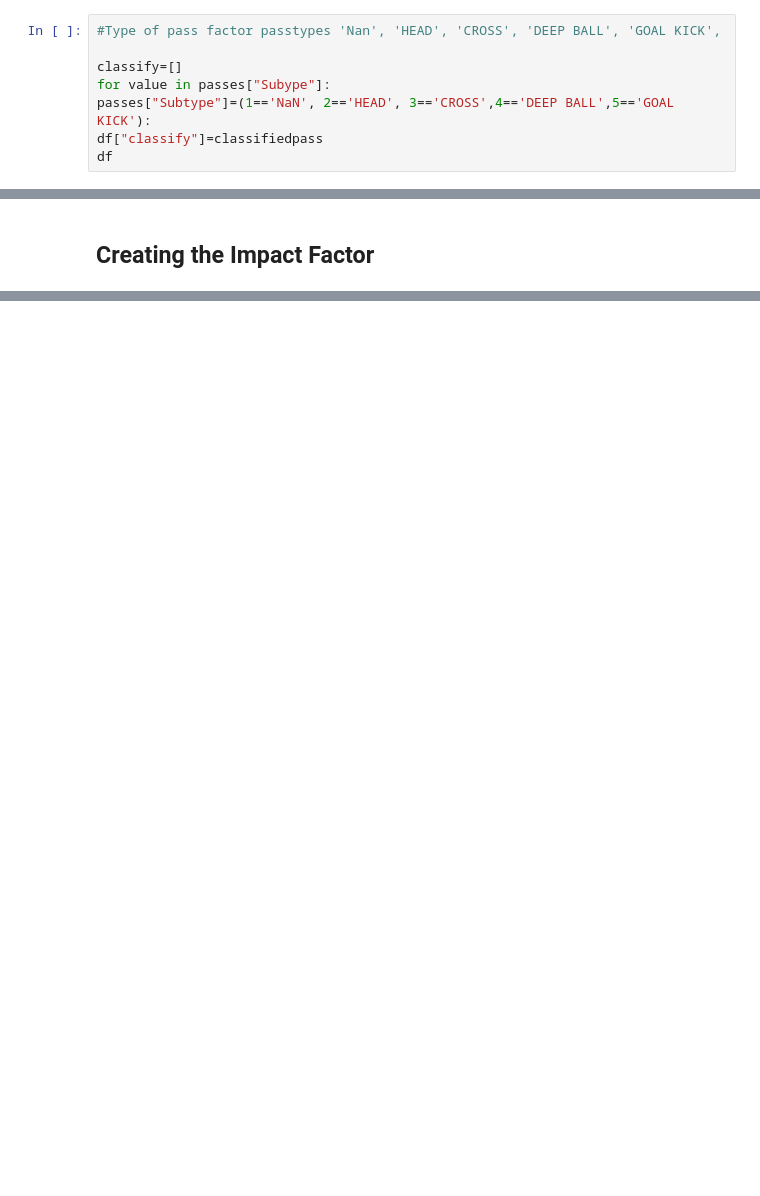
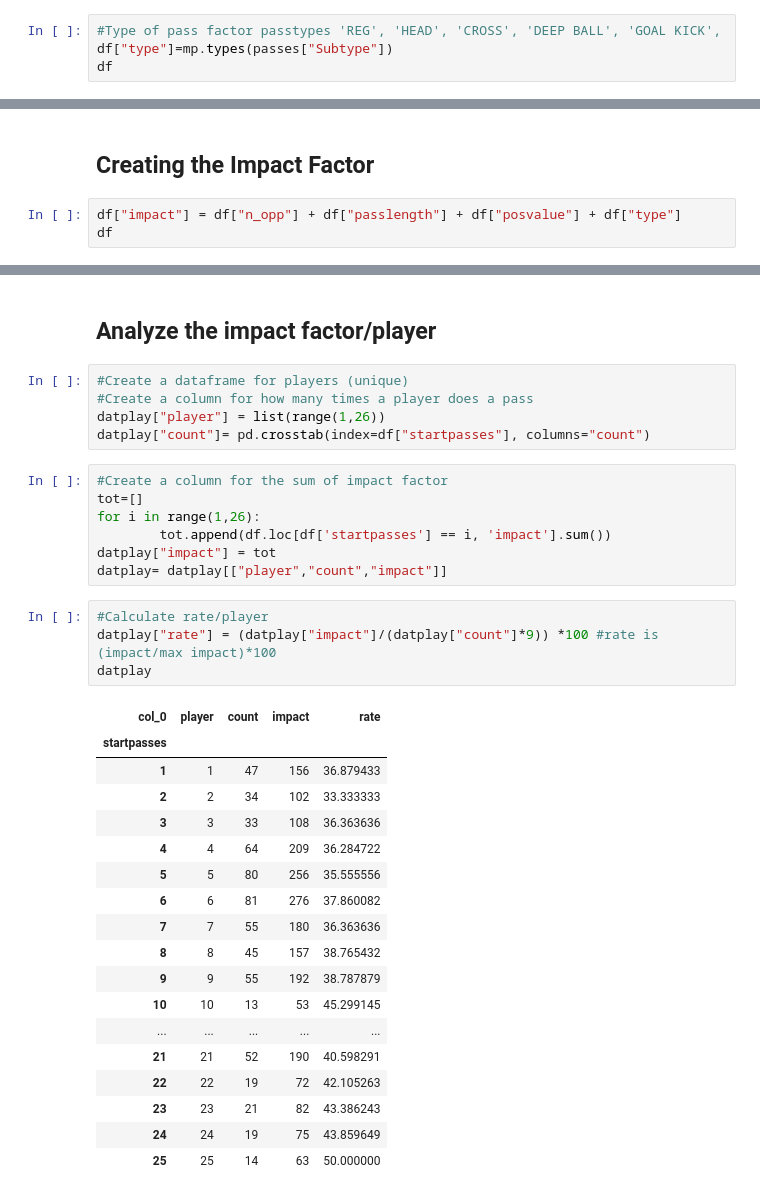
Before and after one commit to heysteph/Project1, a Jupyter notebook: example_notebook.ipynb, the cells around one changed output, grey strips where cells are left out. Cells and saved outputs as stored; diff of their text form; blank space fills up the shorter version.

```diff
--- a/example_notebook.ipynb
+++ b/example_notebook.ipynb
@@ -364,9 +312,5 @@ df
 # %%
-#Type of pass factor passtypes 'Nan', 'HEAD', 'CROSS', 'DEEP BALL', 'GOAL KICK',
-
-classify=[]
-for value in passes["Subype"]:
-passes["Subtype"]=(1=='NaN', 2=='HEAD', 3=='CROSS',4=='DEEP BALL',5=='GOAL KICK'):
-df["classify"]=classifiedpass
+#Type of pass factor passtypes 'REG', 'HEAD', 'CROSS', 'DEEP BALL', 'GOAL KICK',
+df["type"]=mp.types(passes["Subtype"])
 df
 # %% [output]
@@ -374,2 +330,5 @@ IndentationError: expected an indented block after 'for' statement on line 4 (14
 # %% [markdown]
 ## Creating the Impact Factor
+# %%
+df["impact"] = df["n_opp"] + df["passlength"] + df["posvalue"] + df["type"]
+df
@@ -375,0 +349,37 @@ IndentationError: expected an indented block after 'for' statement on line 4 (14
+# %% [markdown]
+## Analyze the impact factor/player
+# %%
+#Create a dataframe for players (unique)
+#Create a column for how many times a player does a pass
+datplay["player"] = list(range(1,26))
+datplay["count"]= pd.crosstab(index=df["startpasses"], columns="count")
+# %%
+#Create a column for the sum of impact factor
+tot=[]
+for i in range(1,26):
+        tot.append(df.loc[df['startpasses'] == i, 'impact'].sum())
+datplay["impact"] = tot
+datplay= datplay[["player","count","impact"]]
+# %%
+#Calculate rate/player
+datplay["rate"] = (datplay["impact"]/(datplay["count"]*9)) *100 #rate is (impact/max impact)*100
+datplay
+# %% [output]
+| col_0 | player | count | impact | rate |
+| startpasses |  |  |  |  |
+| 1 | 1 | 47 | 156 | 36.879433 |
+| 2 | 2 | 34 | 102 | 33.333333 |
+| 3 | 3 | 33 | 108 | 36.363636 |
+| 4 | 4 | 64 | 209 | 36.284722 |
+| 5 | 5 | 80 | 256 | 35.555556 |
+| 6 | 6 | 81 | 276 | 37.860082 |
+| 7 | 7 | 55 | 180 | 36.363636 |
+| 8 | 8 | 45 | 157 | 38.765432 |
+| 9 | 9 | 55 | 192 | 38.787879 |
+| 10 | 10 | 13 | 53 | 45.299145 |
+| ... | ... | ... | ... | ... |
+| 21 | 21 | 52 | 190 | 40.598291 |
+| 22 | 22 | 19 | 72 | 42.105263 |
+| 23 | 23 | 21 | 82 | 43.386243 |
+| 24 | 24 | 19 | 75 | 43.859649 |
+| 25 | 25 | 14 | 63 | 50.000000 |
```
Also changed, not shown: parts of 20 cells of this notebook, 2 other files.
